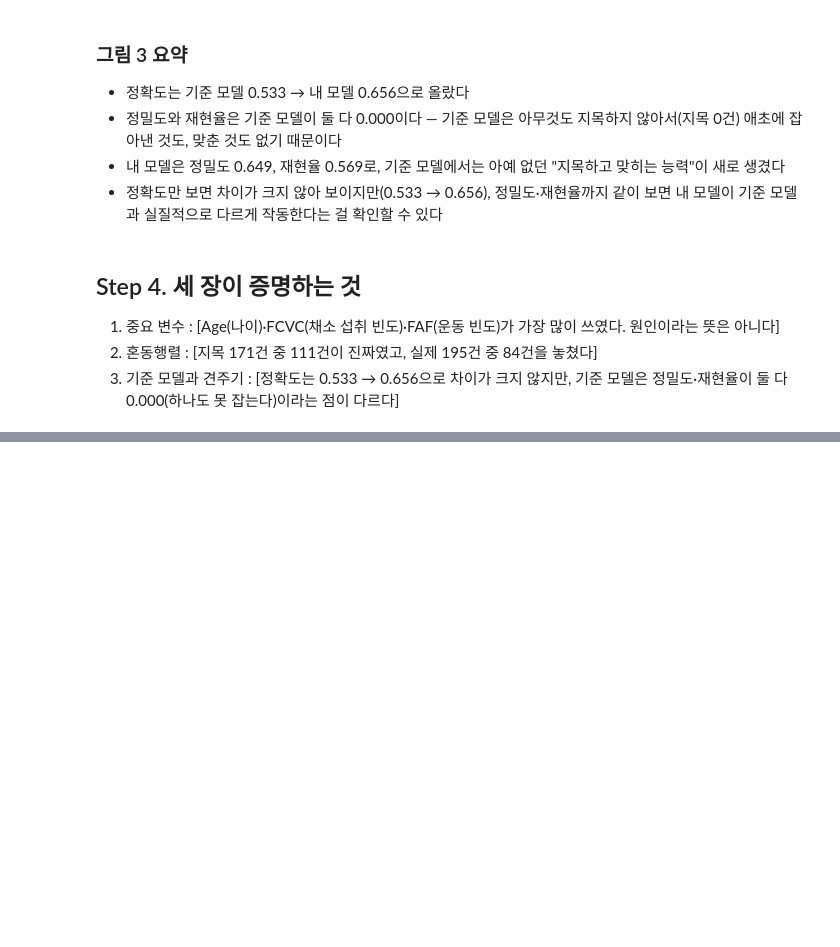
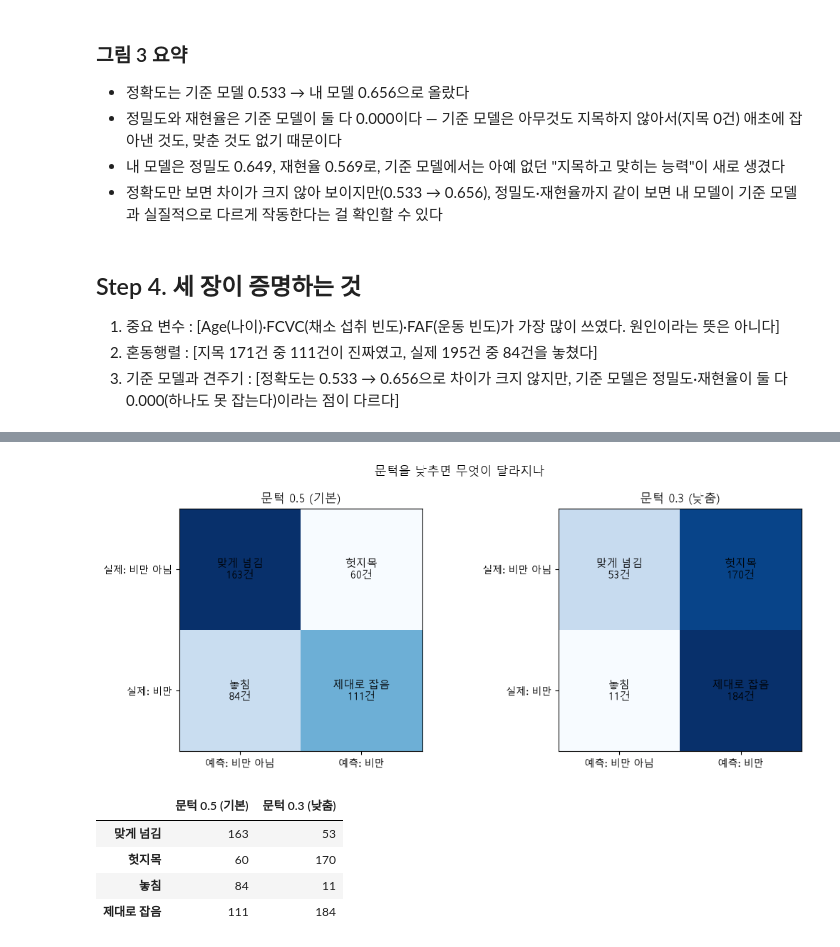
Before and after one commit to 13sx09-hub/defect-prediction, a Jupyter notebook: day06/project_v1/project_v1.ipynb, the cells around one changed output, grey strips where cells are left out. Saved outputs shown, nothing was run; the diff lists cells and outputs as text; code cells hidden in the pictures; blank space fills up the shorter version.

```diff
--- a/day06/project_v1/project_v1.ipynb
+++ b/day06/project_v1/project_v1.ipynb
@@ -560,0 +568,50 @@ plt.show()
+# %%
+plt.rcParams["font.family"] = "Malgun Gothic"
+plt.rcParams["axes.unicode_minus"] = False
+
+# 문턱 0.5(기본) vs 0.3(낮춘 문턱) 비교
+확률 = 모델.predict_proba(시험입력)[:, 1]
+
+예측_기본 = (확률 >= 0.5).astype(int)
+예측_낮춤 = (확률 >= 0.3).astype(int)
+
+행렬_기본 = confusion_matrix(시험정답, 예측_기본)
+행렬_낮춤 = confusion_matrix(시험정답, 예측_낮춤)
+
+맞게넘김_기본, 헛지목_기본, 놓침_기본, 제대로잡음_기본 = 행렬_기본.ravel()
+맞게넘김_낮춤, 헛지목_낮춤, 놓침_낮춤, 제대로잡음_낮춤 = 행렬_낮춤.ravel()
+
+fig, axes = plt.subplots(1, 2, figsize=(11, 4.5))
+
+for ax, 행렬, 제목 in zip(axes, [행렬_기본, 행렬_낮춤], ["문턱 0.5 (기본)", "문턱 0.3 (낮춤)"]):
+    ax.imshow(행렬, cmap="Blues")
+    ax.set_title(제목)
+    ax.set_xticks([0, 1])
+    ax.set_yticks([0, 1])
+    ax.set_xticklabels(["예측: 비만 아님", "예측: 비만"])
+    ax.set_yticklabels(["실제: 비만 아님", "실제: 비만"])
+    라벨 = [["맞게 넘김", "헛지목"], ["놓침", "제대로 잡음"]]
+    for i in range(2):
+        for j in range(2):
+            ax.text(j, i, f"{라벨[i][j]}\n{행렬[i, j]}건", ha="center", va="center", fontsize=11)
+
+fig.suptitle("문턱을 낮추면 무엇이 달라지나")
+fig.tight_layout()
+fig.savefig("results/fig4_threshold.png", dpi=150, bbox_inches="tight")
+plt.show()
+
+비교표 = pd.DataFrame(
+    {
+        "문턱 0.5 (기본)": [맞게넘김_기본, 헛지목_기본, 놓침_기본, 제대로잡음_기본],
+        "문턱 0.3 (낮춤)": [맞게넘김_낮춤, 헛지목_낮춤, 놓침_낮춤, 제대로잡음_낮춤],
+    },
+    index=["맞게 넘김", "헛지목", "놓침", "제대로 잡음"],
+)
+비교표
+# %% [output]
+[figure, added]
+|  | 문턱 0.5 (기본) | 문턱 0.3 (낮춤) |
+| 맞게 넘김 | 163 | 53 |
+| 헛지목 | 60 | 170 |
+| 놓침 | 84 | 11 |
+| 제대로 잡음 | 111 | 184 |
```
Also changed, not shown: parts of 7 cells of this notebook, 3 other files.
